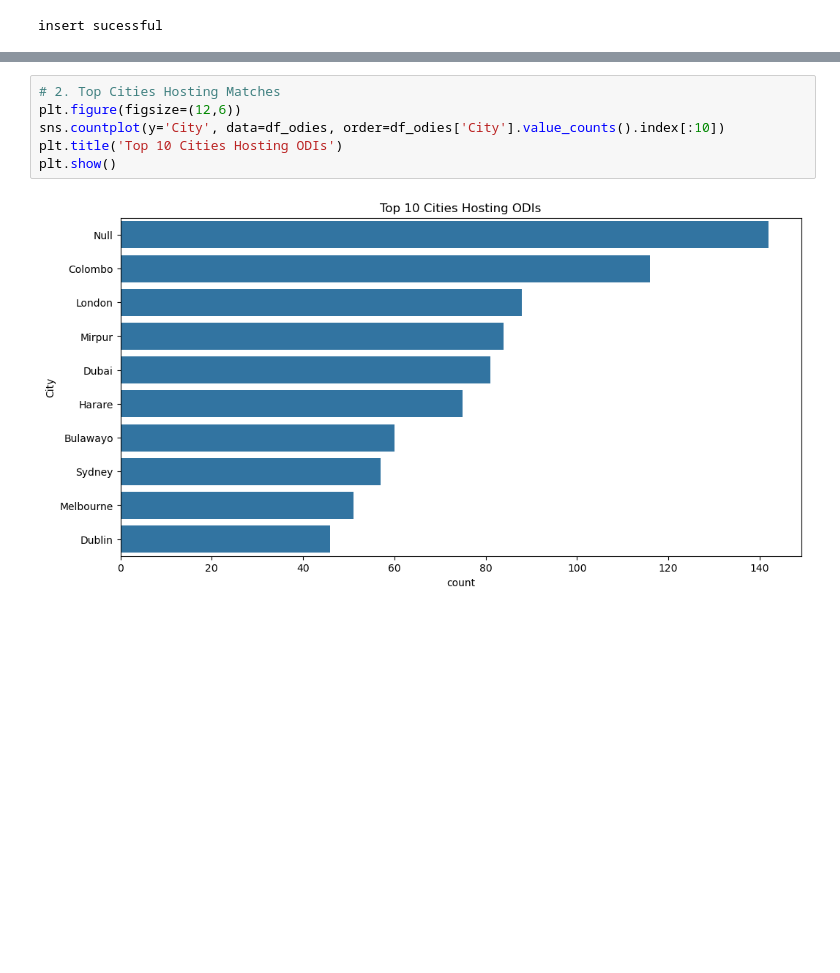
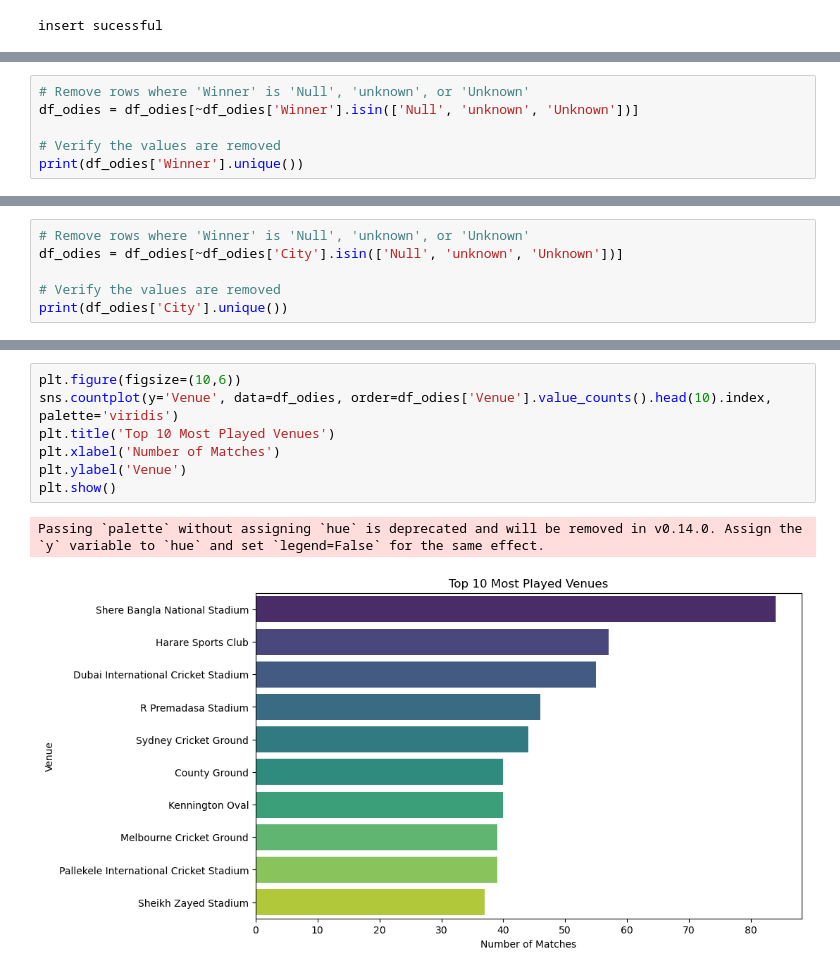
Before and after one commit to Muruga-aravindhan/Cricsheet-_Match-_Data-_Analysis, a Jupyter notebook: secound_project.ipynb, the cells around one changed output, grey strips where cells are left out. Saved outputs shown, nothing was run; the diff lists cells and outputs as text; blank space fills up the shorter version.

```diff
--- a/secound_project.ipynb
+++ b/secound_project.ipynb
@@ -257,0 +321,6 @@ insert sucessful
+# %%
+# Remove rows where 'Winner' is 'Null', 'unknown', or 'Unknown'
+df_odies = df_odies[~df_odies['Winner'].isin(['Null', 'unknown', 'Unknown'])]
+
+# Verify the values are removed
+print(df_odies['Winner'].unique())
@@ -257,0 +333,6 @@ insert sucessful
+# %%
+# Remove rows where 'Winner' is 'Null', 'unknown', or 'Unknown'
+df_odies = df_odies[~df_odies['City'].isin(['Null', 'unknown', 'Unknown'])]
+
+# Verify the values are removed
+print(df_odies['City'].unique())
@@ -269,8 +389,10 @@ plt.show()
 # %%
-# 2. Top Cities Hosting Matches
-plt.figure(figsize=(12,6))
-sns.countplot(y='City', data=df_odies, order=df_odies['City'].value_counts().index[:10])
-plt.title('Top 10 Cities Hosting ODIs')
+plt.figure(figsize=(10,6))
+sns.countplot(y='Venue', data=df_odies, order=df_odies['Venue'].value_counts().head(10).index, palette='viridis')
+plt.title('Top 10 Most Played Venues')
+plt.xlabel('Number of Matches')
+plt.ylabel('Venue')
 plt.show()
 # %% [output]
+Passing `palette` without assigning `hue` is deprecated and will be removed in v0.14.0. Assign the `y` variable to `hue` and set `legend=False` for the same effect.
-[figure, old version]
+[figure, new version]
```
Also changed, not shown: parts of 23 cells of this notebook.
